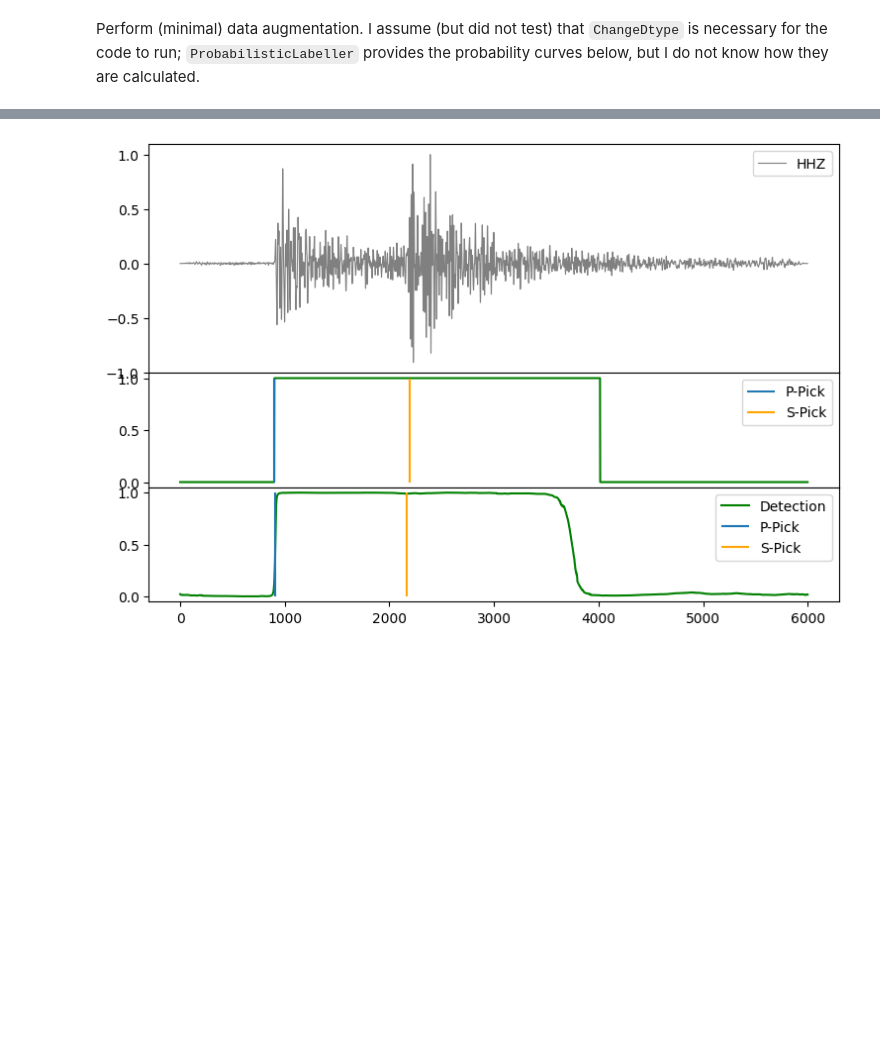
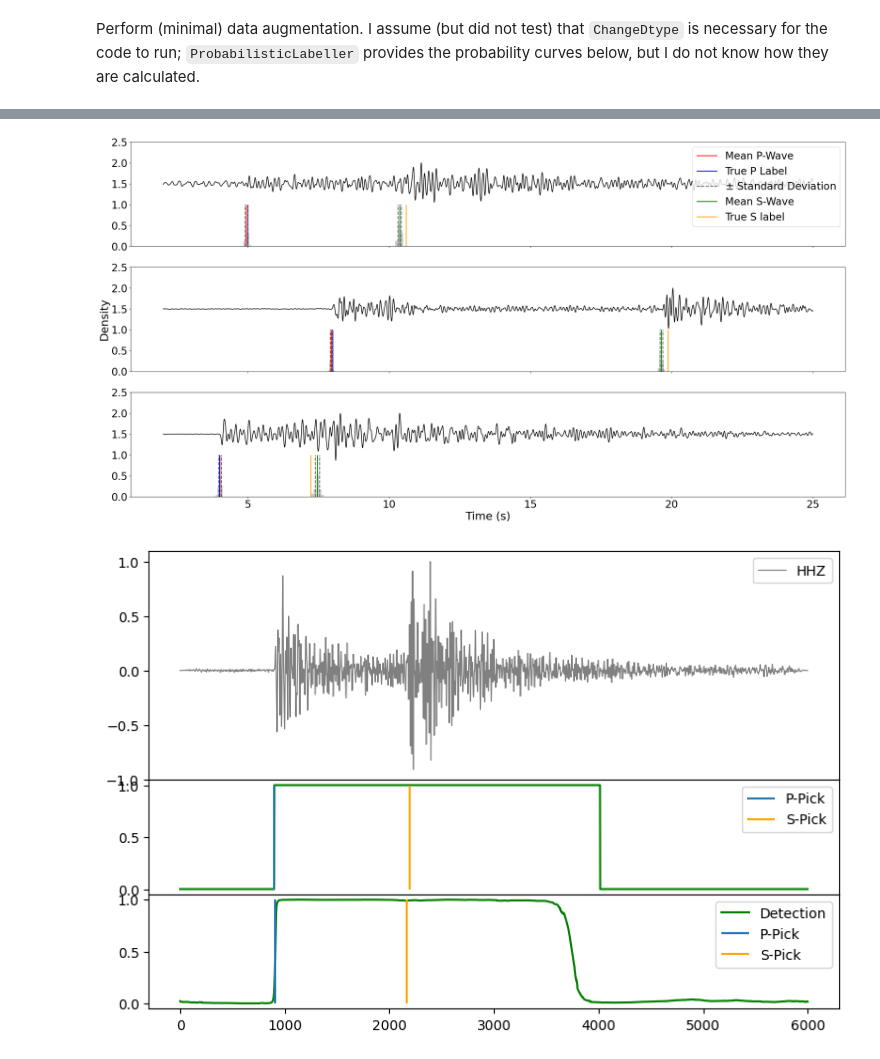
Before and after one commit to ib31iat/earthquake-monitoring, a Jupyter notebook: EQTransformer_swag_pred.ipynb, the cells around one changed output, grey strips where cells are left out. Cells and saved outputs as stored; diff of their text form; code cells hidden in the pictures; blank space fills up the shorter version.

```diff
--- a/EQTransformer_swag_pred.ipynb
+++ b/EQTransformer_swag_pred.ipynb
@@ -133,3 +105,93 @@ for ax in axs:
+# %%
+from swag.posteriors import SWAG
+
+dataset = test_loader.dataset
+
+# Load model
+weights = torch.load('.cache/swag-20.pt')['state_dict']
+model = SWAG(
+        EQTransformer,
+        no_cov_mat=True,
+        max_num_models=20,
+        in_channels= 1
+    )
+model.load_state_dict(state_dict=weights, strict=False)
+model.cuda()
+
+model.sample(0.0)
+
+# Creating one plot with 3 subplots
+fig, axs = plt.subplots(3, 1, figsize=(30, 15), sharex=True)
+
+c = 0
+
+for ax in axs:
+
+    # Get a random sample
+    random_index = int(np.random.random()*len(dataset))
+    sample = dataset[random_index]
+
+    preds_p = []
+    preds_s = []
+    preds_det = []
+
+    # Predict
+    for i in range(200):
+        output = model(torch.tensor(sample['X'][:1,:], device='cuda').unsqueeze(0))
+        preds_p.append(np.argmax(output[1].detach().cpu().numpy()[0]))
+        preds_s.append(np.argmax(output[2].detach().cpu().numpy()[0]))
+        preds_det.append(output[0].detach().cpu().numpy()[0])
+
+    preds_p = np.array(preds_p)
+    preds_s = np.array(preds_s)
+    preds_det = np.array(preds_det)
+
+    min_val = 200
+    max_val = 2500
+
+
+
+    # Plotting the wave
+    x=np.array(list(range(0,6000,1)))
+    ax.plot(x[min_val:max_val]/100, (sample["X"][0]/np.amax(sample["X"][0])/2).T[min_val:max_val] + 1.5, 'k')
+    if c == 2: ax.set_xlabel('Time (s)', fontsize=26)
+    if c==1: ax.set_ylabel('Density', fontsize=26)
+    ax.tick_params(axis='both', which='major', labelsize=24)
+
+    # Plotting the vertical lines for MAP and true label
+    map_value = np.mean(preds_p)/100
+    true_label = np.argmax(sample['y'][0])/100
+    stdP = np.std(preds_p/100)
+    ax.vlines(map_value, ymax=1, ymin=0, colors="r", label="Mean P-Wave", linewidth=2)
+    ax.vlines(true_label, ymax=1, ymin=0, colors="b", label="True P Label", linewidth=2)
+    ax.vlines([map_value + stdP, map_value - stdP], ymax=1, ymin=0, colors="0.4", label="$\pm$ Standard Deviation", linewidth=2, linestyles="--")
+
+    map_value = np.mean(preds_s)/100
+    true_label = np.argmax(sample['y'][1])/100
+    stdS = np.std(preds_s/100)
+    ax.vlines(map_value, ymax=1, ymin=0, colors="g", label="Mean S-Wave", linewidth=2)
+    ax.vlines(true_label, ymax=1, ymin=0, colors="orange", label="True S label", linewidth=2)
+    ax.vlines([map_value + stdS, map_value - stdS], ymax=1, ymin=0, colors="0.4", linewidth=2, linestyles="--")
+
+    # Plotting the histogram
+    n, bins, rects = ax.hist(preds_p/100, bins=5, alpha=0.4, color='gray')
+    for r in rects:
+        r.set_height(r.get_height()/preds_p.shape[0])
+    n, bins, rects = ax.hist(preds_s/100, bins=5, alpha=0.4, color='gray')
+    for r in rects:
+        r.set_height(r.get_height()/preds_p.shape[0])
+
+    # Adding legend
+    if c == 0: ax.legend(fontsize=24)
+    c += 1
+
+    ax.set_ylim(0,2.5)
+
+# Adjusting layout
+plt.savefig("SwagResult.png")
+# plt.show()
+# %% [output]
+[figure, added]
 # %%
 from swag.posteriors import SWAG
 
```
Also changed, not shown: parts of 3 cells of this notebook, 1 other file.
